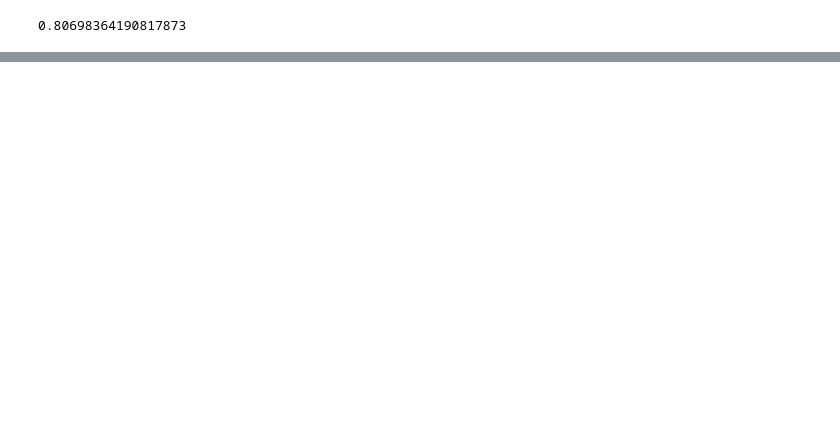
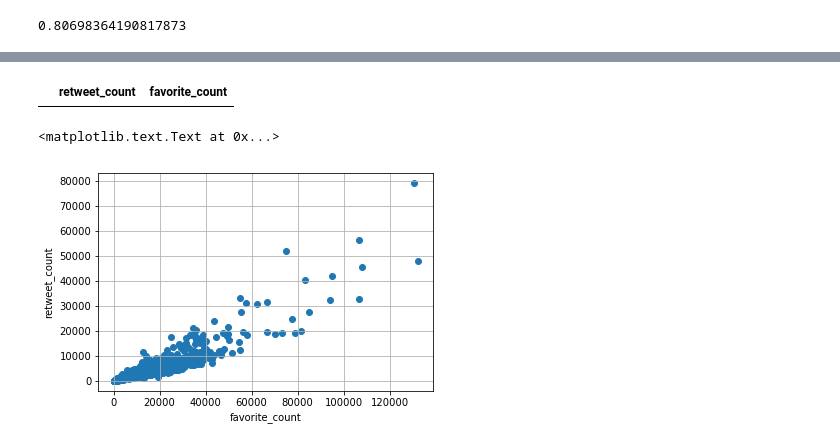
Before and after one commit to Langzzx/dand-advanced-2018, a Jupyter notebook: Data Wrangling and Cleaning/wrangle_act.ipynb, the cells around one changed output, grey strips where cells are left out. Cells and saved outputs as stored; diff of their text form; code cells hidden in the pictures; blank space fills up the shorter version.

```diff
--- a/Data Wrangling and Cleaning/wrangle_act.ipynb
+++ b/Data Wrangling and Cleaning/wrangle_act.ipynb
@@ -853,0 +1158,2 @@ twitter_archive_master['favorite_count'].corr(twitter_archive_master['retweet_co
+# %%
+df7 = twitter_archive_master.copy()
@@ -853,0 +1170,20 @@ twitter_archive_master['favorite_count'].corr(twitter_archive_master['retweet_co
+# %%
+df8 = df7[~(df7['favorite_count'] == 0)]
+# %%
+df8[df8['favorite_count'] == 0][['retweet_count', 'favorite_count']]
+# %% [output]
+|  | retweet_count | favorite_count |
+# %%
+## plot 2, remove incorrect favoriate counts
+
+x = df8['favorite_count']
+y = df8['retweet_count']
+
+plt.figure()
+plt.scatter(x, y, marker='o')
+plt.grid(True)
+plt.xlabel('favorite_count')
+plt.ylabel('retweet_count')
+# %% [output]
+<matplotlib.text.Text at 0x...>
+[figure, added]
```
Also changed, not shown: parts of 169 cells of this notebook, 2 other files.
